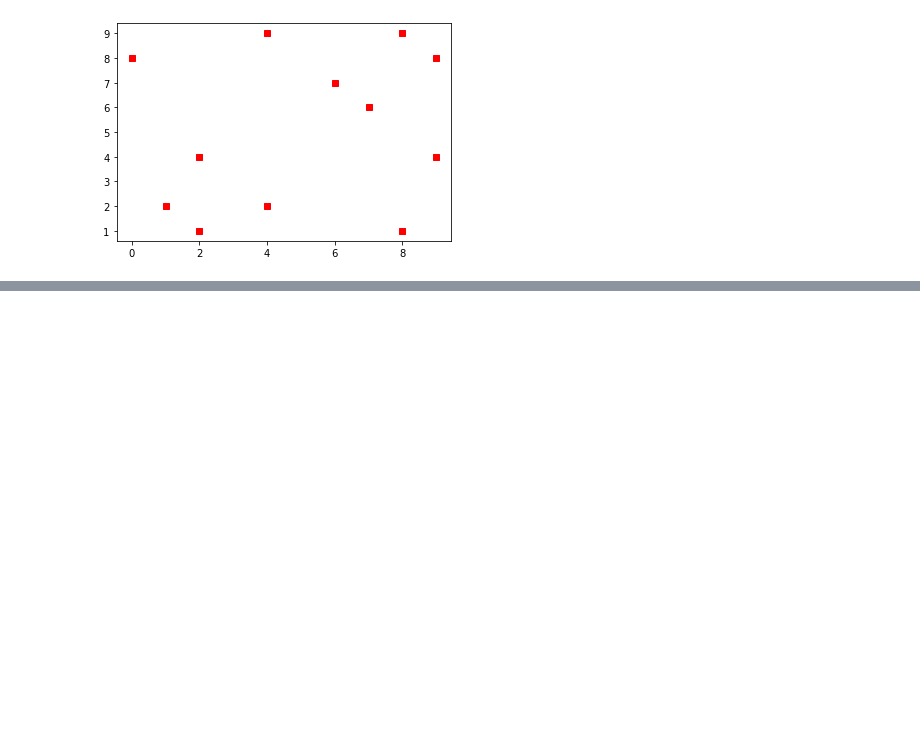
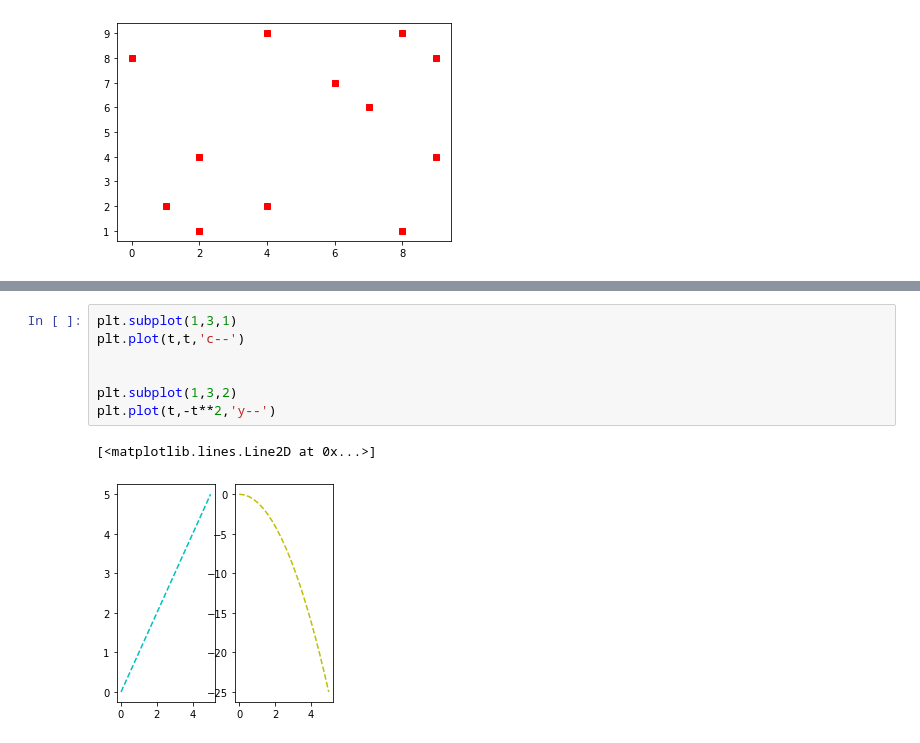
Before and after one commit to chunche95/ProgramacionModernaPython, a Jupyter notebook: Proyectos/Fundamentals Data Analysis and Visualization Tools in Python with Anaconda and Jupiter Notebook/MatplotLibTuto.ipynb, the cells around one changed output, grey strips where cells are left out. Saved outputs shown, nothing was run; the diff lists cells and outputs as text; blank space fills up the shorter version.

```diff
--- a/Proyectos/Fundamentals Data Analysis and Visualization Tools in Python with Anaconda and Jupiter Notebook/MatplotLibTuto.ipynb
+++ b/Proyectos/Fundamentals Data Analysis and Visualization Tools in Python with Anaconda and Jupiter Notebook/MatplotLibTuto.ipynb
@@ -47,0 +62,10 @@ plt.plot(a , b, 'sr')
+# %%
+plt.subplot(1,3,1)
+plt.plot(t,t,'c--')
+
+
+plt.subplot(1,3,2)
+plt.plot(t,-t**2,'y--')
+# %% [output]
+[<matplotlib.lines.Line2D at 0x...>]
+[figure, added]
```
Also changed, not shown: parts of 5 cells of this notebook.
